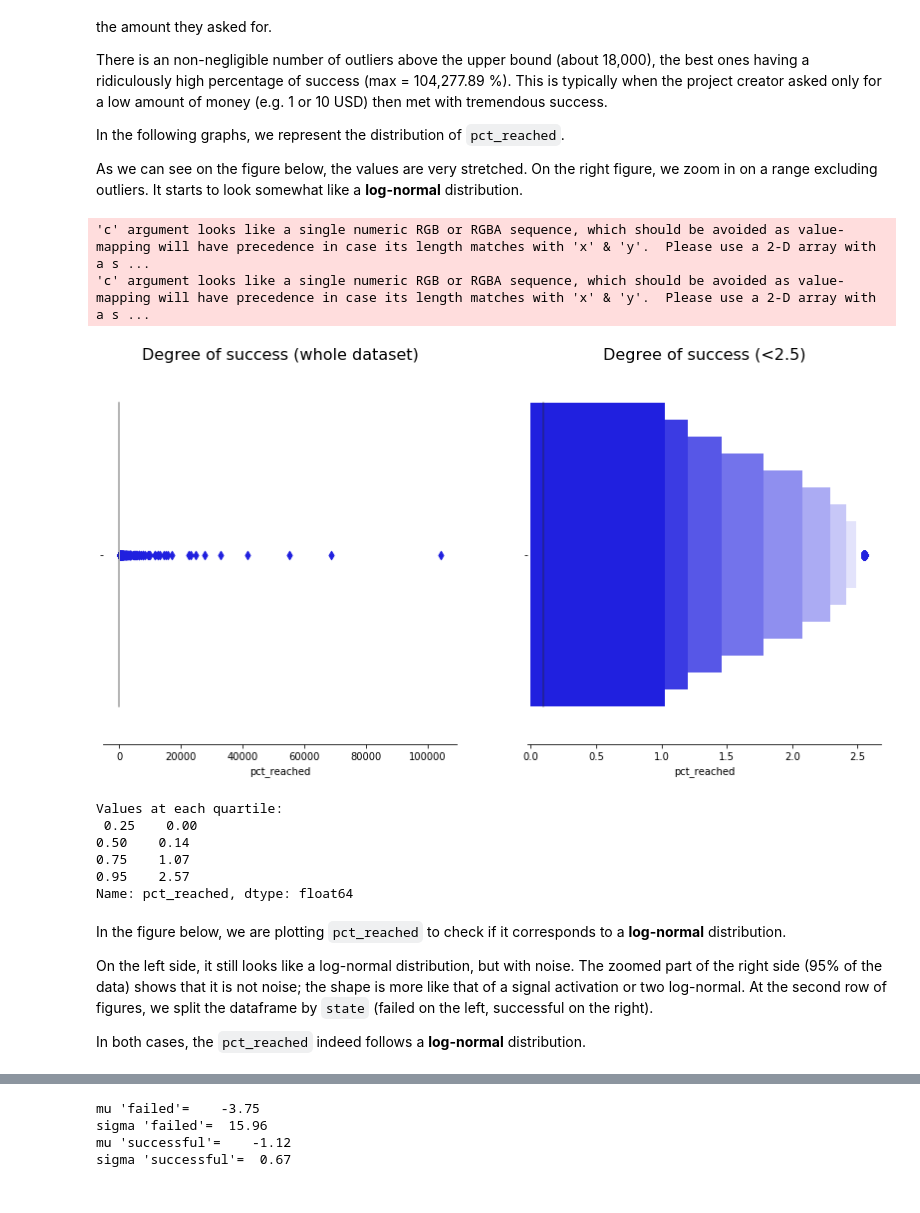
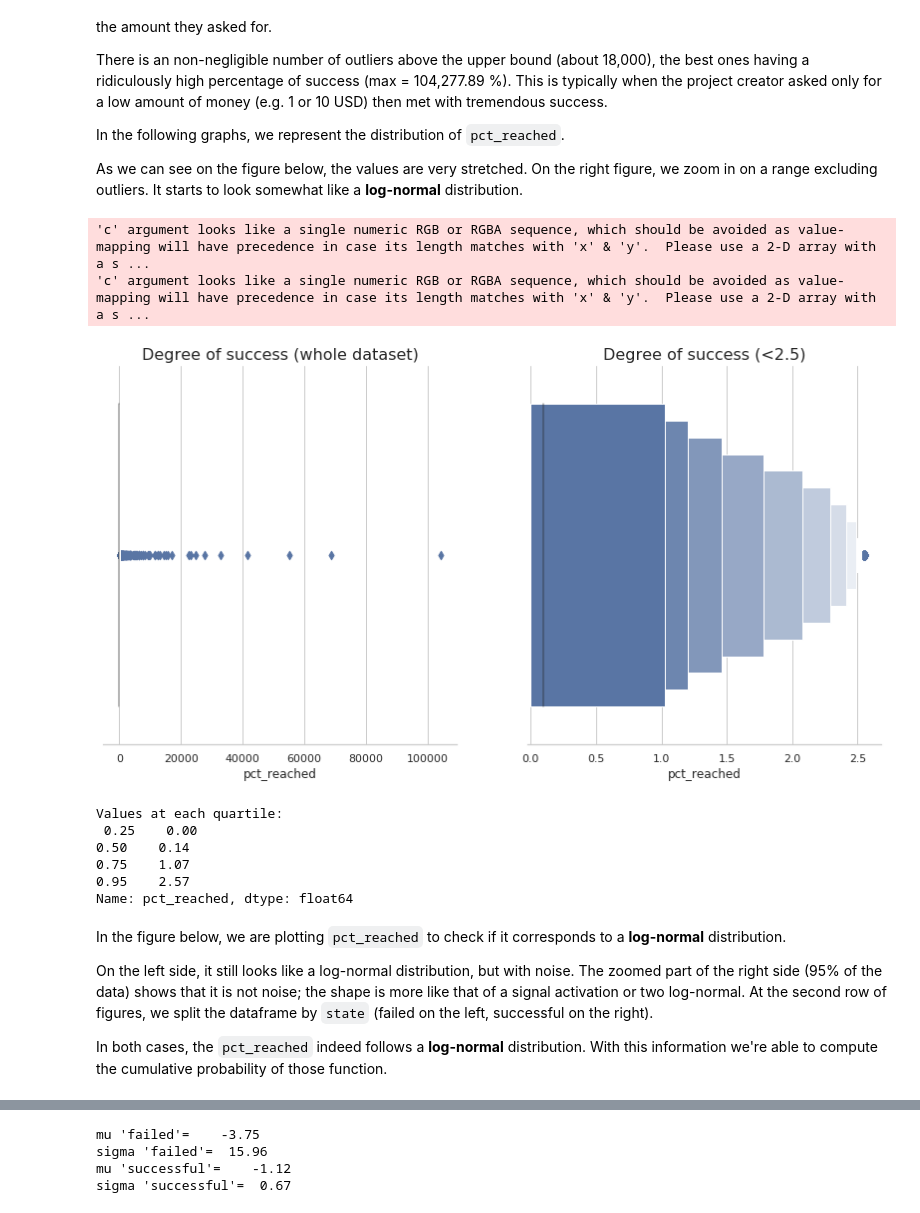
Before and after one commit to tbacha/DMML2019_Team_Apple, a Jupyter notebook: code/Kickstarter_notebook_Team_Apple_EDA.ipynb, the cells around one changed output, grey strips where cells are left out. Drawn from its saved outputs; the diff is of its cells as text; code cells hidden in the pictures.

```diff
--- a/code/Kickstarter_notebook_Team_Apple_EDA.ipynb
+++ b/code/Kickstarter_notebook_Team_Apple_EDA.ipynb
@@ -210,15 +210,16 @@ In the following graphs, we represent the distribution of `pct_reached`.
 As we can see on the figure below, the values are very stretched. On the right figure, we zoom in on a range excluding outliers. It starts to look somewhat like a **log-normal** distribution.
 # %%
 f, axes = plt.subplots(1, 2, figsize=(14, 7), sharex=False)
+sns.set(style="whitegrid")
 sns.despine(left=True)
 sns.boxenplot(x="pct_reached",color="b", scale="linear", data=df,ax=axes[0]).set_title("Degree of success (whole dataset)", size=16)
 sns.boxenplot(x="pct_reached",color="b", scale="linear", data=df[df["pct_reached"]<2.57],ax=axes[1]).set_title("Degree of success (<2.5)", size=16)
 plt.show()
 print("Values at each quartile:\n", df["pct_reached"].quantile([0.25,0.5,0.75,0.95]))
 # %% [output]
 'c' argument looks like a single numeric RGB or RGBA sequence, which should be avoided as value-mapping will have precedence in case its length matches with 'x' & 'y'.  Please use a 2-D array with a s ...
 'c' argument looks like a single numeric RGB or RGBA sequence, which should be avoided as value-mapping will have precedence in case its length matches with 'x' & 'y'.  Please use a 2-D array with a s ...
-[figure, old version]
+[figure, new version]
 Values at each quartile:
  0.25    0.00
 0.50    0.14
@@ -230,5 +231,5 @@ In the figure below, we are plotting `pct_reached` to check if it corresponds to
 
 On the left side, it still looks like a log-normal distribution, but with noise. The zoomed part of the right side (95% of the data) shows that it is not noise; the shape is more like that of a signal activation or two log-normal. At the second row of figures, we split the dataframe by `state` (failed on the left, successful on the right).
 
-In both cases, the `pct_reached` indeed follows a **log-normal** distribution.
+In both cases, the `pct_reached` indeed follows a **log-normal** distribution. With this information we're able to compute the cumulative probability of those function.
 # %%
```
Also changed, not shown: parts of 19 cells of this notebook.
